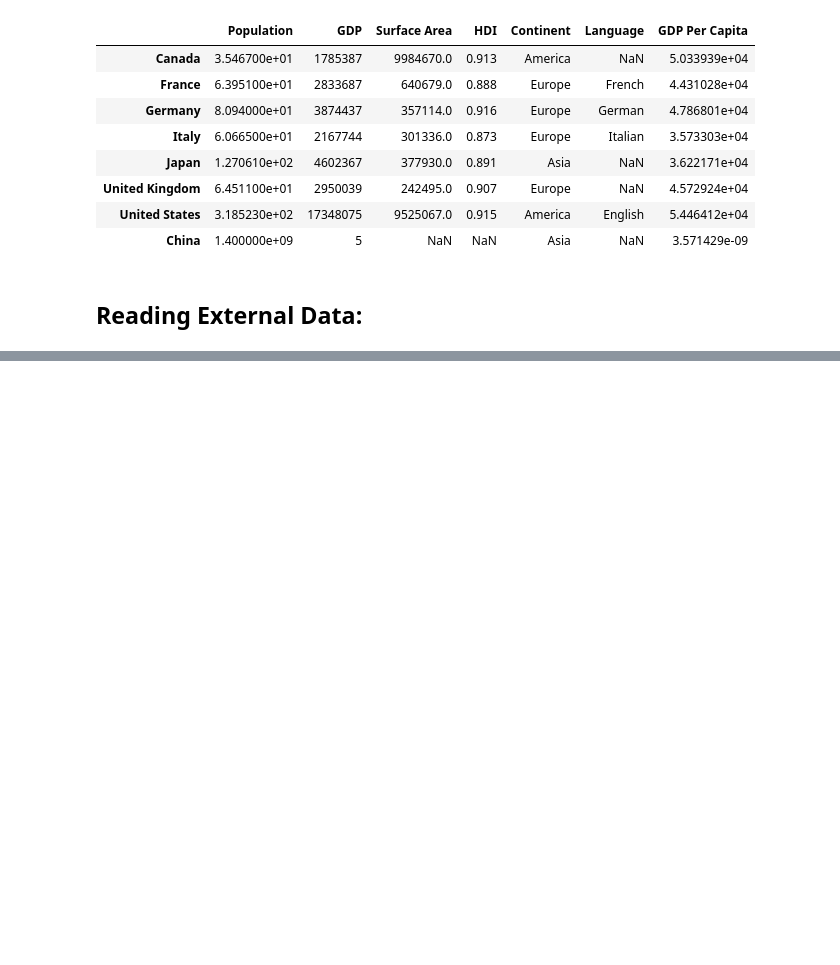
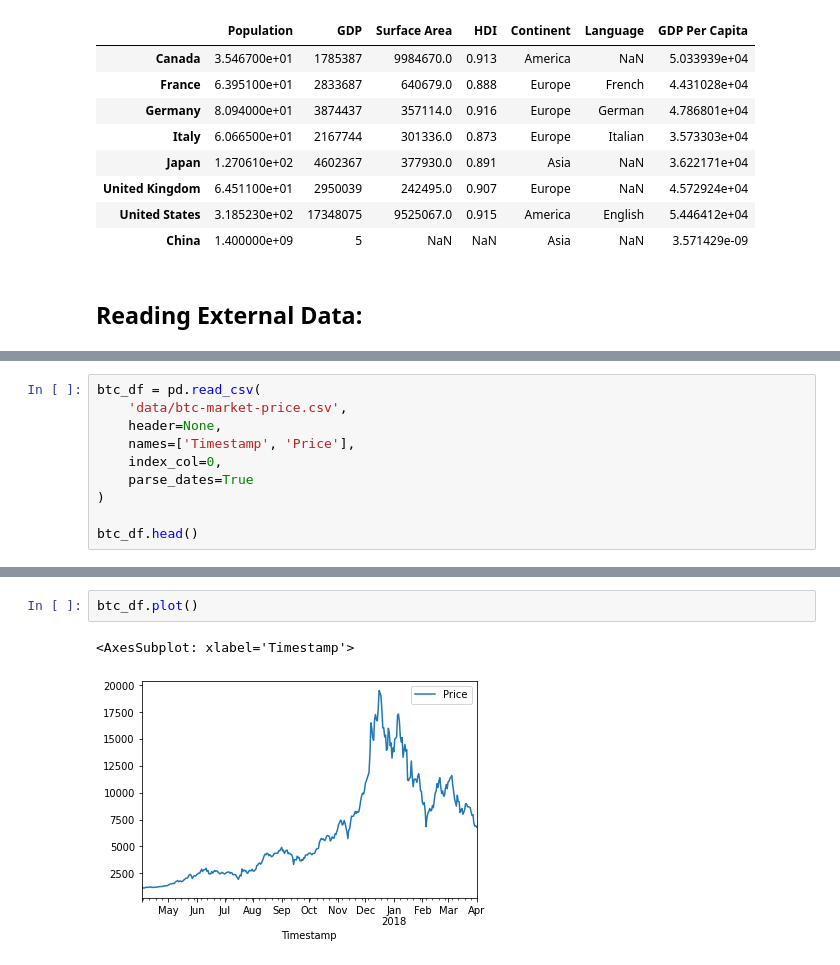
Before and after one commit to c-blomquist/Data-Analysis-Learning, a Jupyter notebook: Pandas_Practice/Pandas_Work.ipynb, the cells around one changed output, grey strips where cells are left out. Drawn from its saved outputs; the diff is of its cells as text; blank space fills up the shorter version.

```diff
--- a/Pandas_Practice/Pandas_Work.ipynb
+++ b/Pandas_Practice/Pandas_Work.ipynb
@@ -453,0 +537,10 @@ population_df
+# %%
+btc_df = pd.read_csv(
+    'data/btc-market-price.csv',
+    header=None,
+    names=['Timestamp', 'Price'],
+    index_col=0,
+    parse_dates=True
+)
+
+btc_df.head()
@@ -453,0 +561,5 @@ population_df
+# %%
+btc_df.plot()
+# %% [output]
+<AxesSubplot: xlabel='Timestamp'>
+[figure, added]
```
Also changed, not shown: parts of 9 cells of this notebook.
